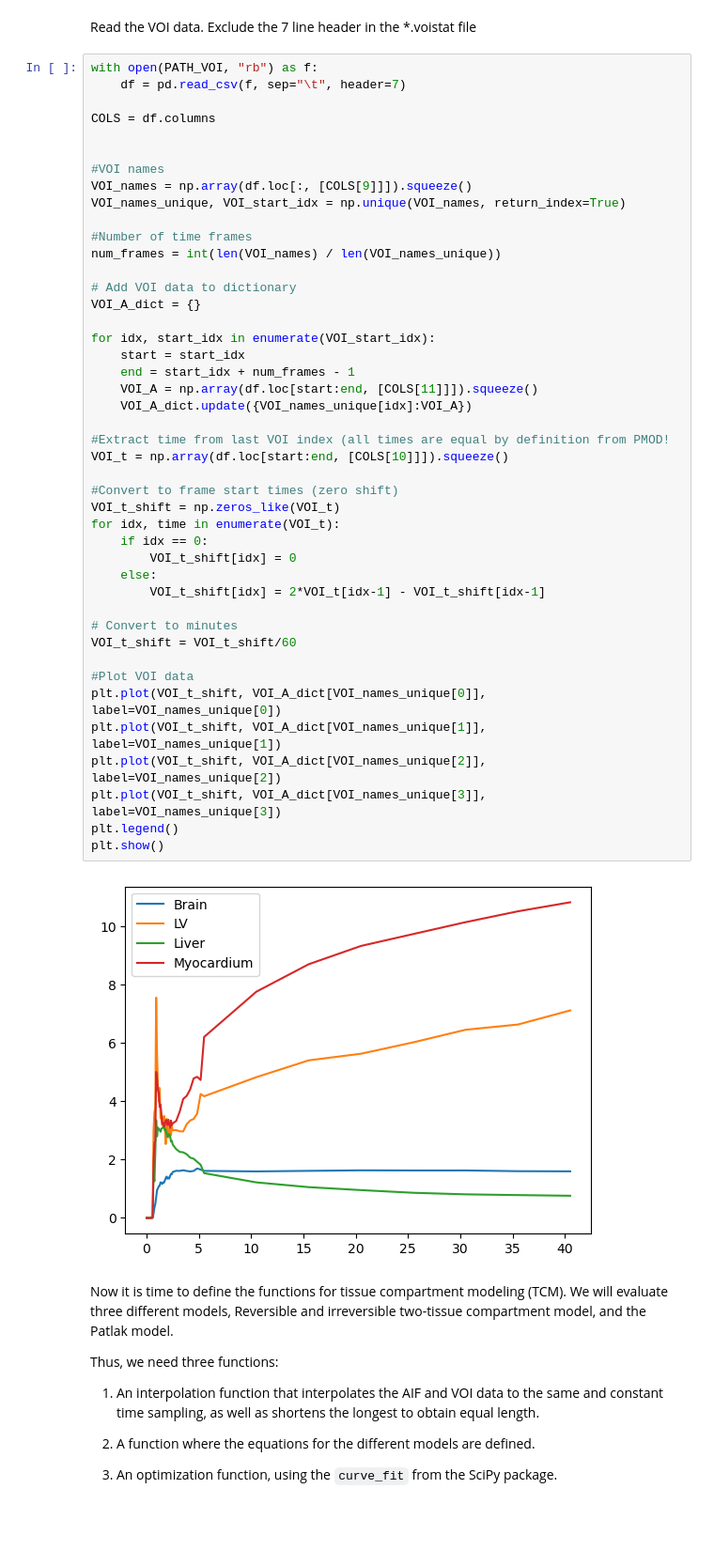
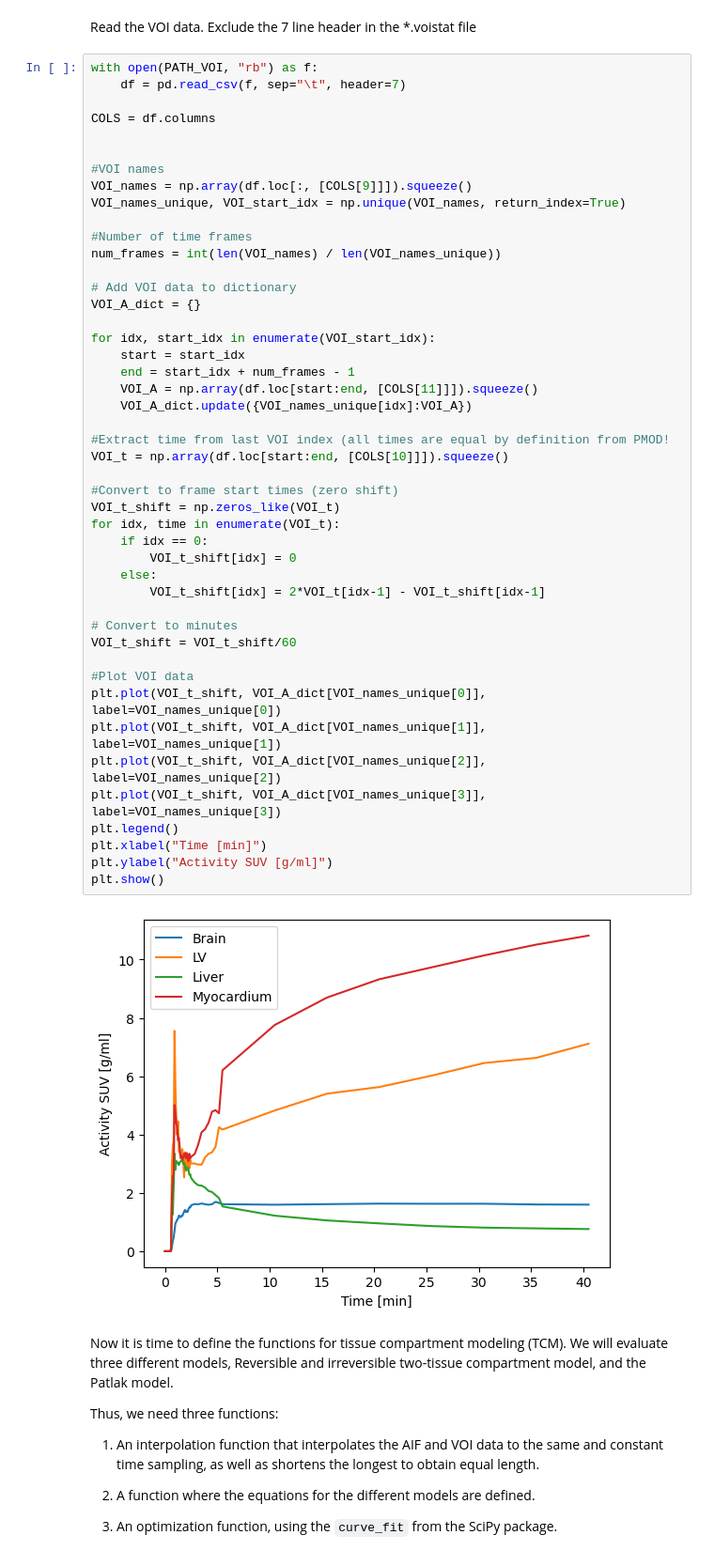
Before and after one commit to Kuttner/pyPET, a Jupyter notebook: dPET_Kinetic_modeling_example.ipynb, the cells around one changed output. Shown at 94% size. Drawn from its saved outputs; the diff is of its cells as text; blank space fills up the shorter version.

```diff
--- a/dPET_Kinetic_modeling_example.ipynb
+++ b/dPET_Kinetic_modeling_example.ipynb
@@ -97,34 +112,36 @@ num_frames = int(len(VOI_names) / len(VOI_names_unique))
 VOI_A_dict = {}
 
 for idx, start_idx in enumerate(VOI_start_idx):
     start = start_idx
     end = start_idx + num_frames - 1
     VOI_A = np.array(df.loc[start:end, [COLS[11]]]).squeeze()
     VOI_A_dict.update({VOI_names_unique[idx]:VOI_A})
 
 #Extract time from last VOI index (all times are equal by definition from PMOD!
 VOI_t = np.array(df.loc[start:end, [COLS[10]]]).squeeze()
 
 #Convert to frame start times (zero shift)
 VOI_t_shift = np.zeros_like(VOI_t)
 for idx, time in enumerate(VOI_t):
     if idx == 0:
         VOI_t_shift[idx] = 0
     else:
         VOI_t_shift[idx] = 2*VOI_t[idx-1] - VOI_t_shift[idx-1]
 
 # Convert to minutes
 VOI_t_shift = VOI_t_shift/60
 
 #Plot VOI data
 plt.plot(VOI_t_shift, VOI_A_dict[VOI_names_unique[0]], label=VOI_names_unique[0])
 plt.plot(VOI_t_shift, VOI_A_dict[VOI_names_unique[1]], label=VOI_names_unique[1])
 plt.plot(VOI_t_shift, VOI_A_dict[VOI_names_unique[2]], label=VOI_names_unique[2])
 plt.plot(VOI_t_shift, VOI_A_dict[VOI_names_unique[3]], label=VOI_names_unique[3])
 plt.legend()
+plt.xlabel("Time [min]")
+plt.ylabel("Activity SUV [g/ml]")
 plt.show()
 # %% [output]
-[figure, old version]
+[figure, new version]
 # %% [markdown]
 Now it is time to define the functions for tissue compartment modeling (TCM). We will evaluate three different models, Reversible and irreversible two-tissue compartment model, and the Patlak model.
 
```
Also changed, not shown: parts of 6 cells of this notebook, 1 other file.
